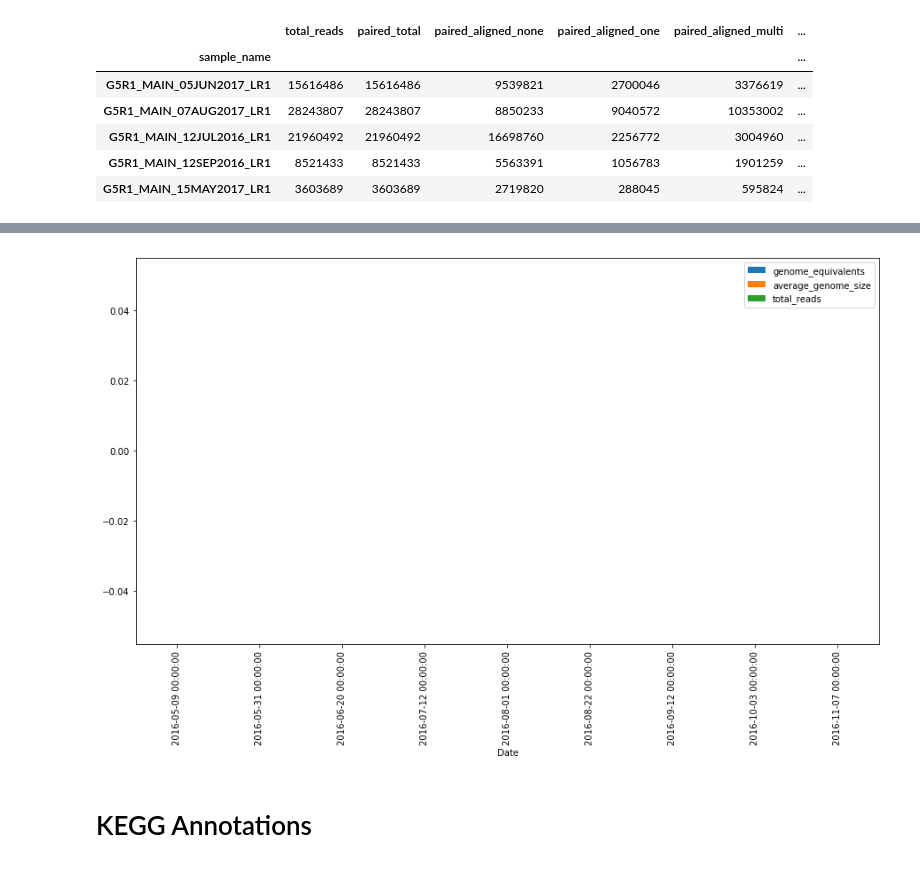
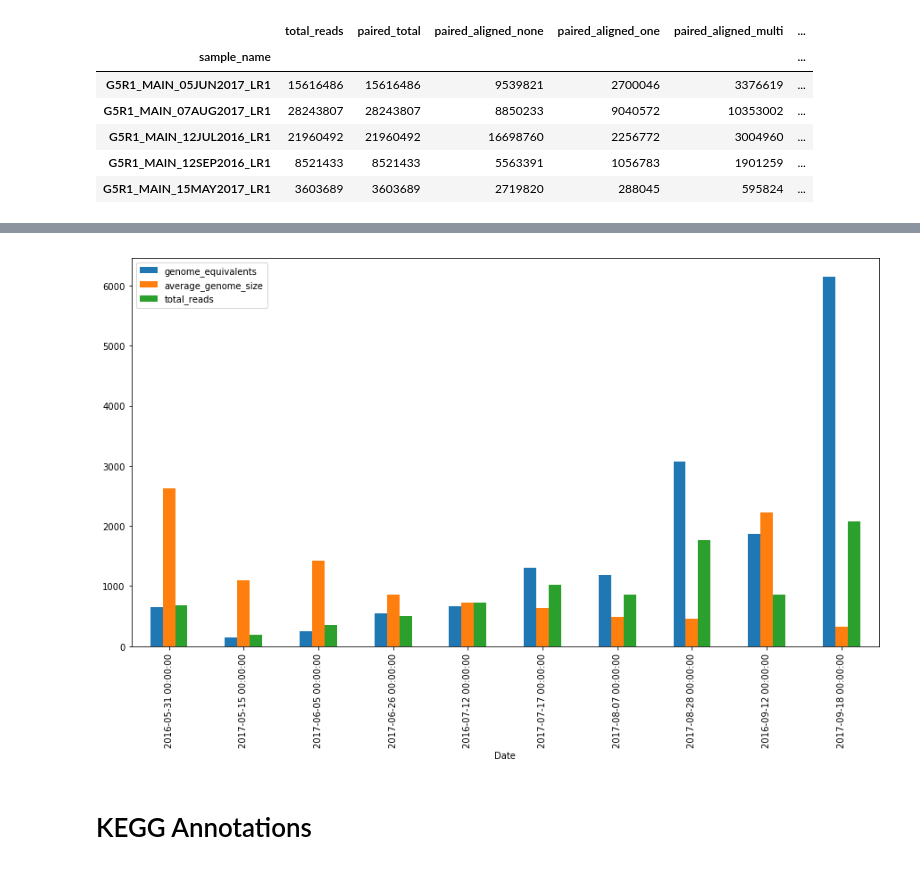
Before and after one commit to skDooley/GLBRC, a Jupyter notebook: 2016_WGS_DataPrep.ipynb, the cells around one changed output, grey strips where cells are left out. Drawn from its saved outputs; the diff is of its cells as text; code cells hidden in the pictures.

```diff
--- a/2016_WGS_DataPrep.ipynb
+++ b/2016_WGS_DataPrep.ipynb
@@ -52,0 +122,3 @@ metadata.head()
+# %%
+metadataG["aligned"] = ((metadataG['total_reads']*2) -metadataG['paired_aligned_mate_none'])/2
+metadataG["paligned"]= (metadataG["aligned"]/metadataG['total_reads'])*100
@@ -52,0 +132,8 @@ metadata.head()
+# %%
+singleFrame = read_csv("mapping/metaG/fullAssembly/counts/G5R1_NF_03OCT2016_LD1.krona.kegg.minpath.tab",sep='\t')
+
+from numpy import zeros
+cols = ["Level1","Level2","Level3"]
+cols += list(metadataG.index)
+allSampleCounts = DataFrame(zeros((157,139)),index=None,columns=cols)
+allSampleCounts[["Level1","Level2","Level3"]] = singleFrame[["Level1","Level2","Level3"]]
@@ -52,0 +161,12 @@ metadata.head()
+# %%
+from glob import glob
+
+path = 'mapping/metaG/fullAssembly/counts'
+all_files = glob(path + "/*.tab")
+
+for filename in all_files:
+    sampleID = filename[filename.rfind('/')+1:filename.rfind('.krona')]
+    df = read_csv(filename, index_col=None, header=0,sep='\t')
+    allSampleCounts[sampleID] = df[sampleID]
+
+allSampleCounts.head()
@@ -241,6 +443,7 @@ seqMapping.head()
 | G5R1_MAIN_12SEP2016_LR1 | 8521433 | 8521433 | 5563391 | 1056783 | 1901259 | ... |
 | G5R1_MAIN_15MAY2017_LR1 | 3603689 | 3603689 | 2719820 | 288045 | 595824 | ... |
 # %%
+from os import listdir
 scc_path="mapping/metaT/fullAssembly/singleCopyGeneCounts/"
 files = listdir(scc_path)
 metadata["genome_equivalents"] = 0.0
@@ -249,6 +452,9 @@ metadata["total_reads"] = 0
 
 for fname in files:
     sampleID = fname.replace(".txt","")
+    if sampleID not in seqMapping.index:
+        print("Missing:",sampleID,fname)
+        continue
     metadata.at[sampleID,"total_reads"] = seqMapping.at[sampleID,"total_reads"]
     for line in open(scc_path+fname):
         if "average_genome_size" in line:
@@ -261,10 +484,11 @@ for fname in files:
 # %%
 df = metadata.groupby(['Date']).mean()
-df["average_genome_size"]=df["average_genome_size"]/1000000.0
+df.sort_values(by=["month"],inplace=True)
+df["average_genome_size"]=df["average_genome_size"]/10000.0
 df["total_reads"]=df["total_reads"]/25000.0
 df.reset_index().plot(x="Date", y=["genome_equivalents", "average_genome_size","total_reads"], kind="bar",figsize=(15,8));
 # %% [output]
-[figure, old version]
+[figure, new version]
 # %% [markdown]
 # KEGG Annotations
 # %%
```
Also changed, not shown: parts of 40 cells of this notebook, 1 other file.
